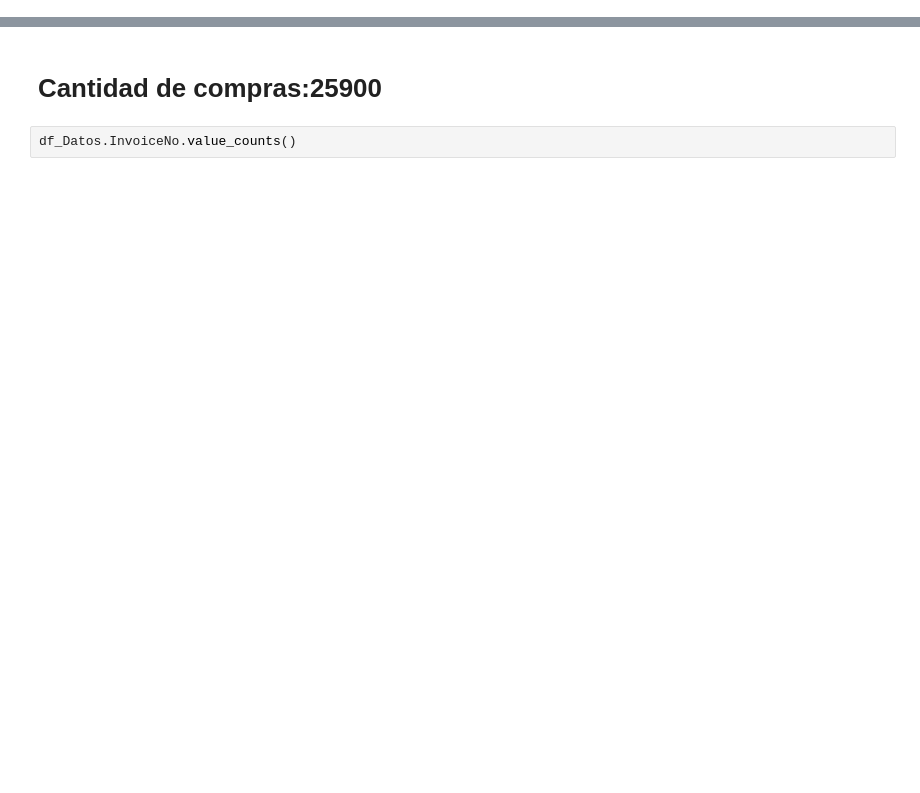
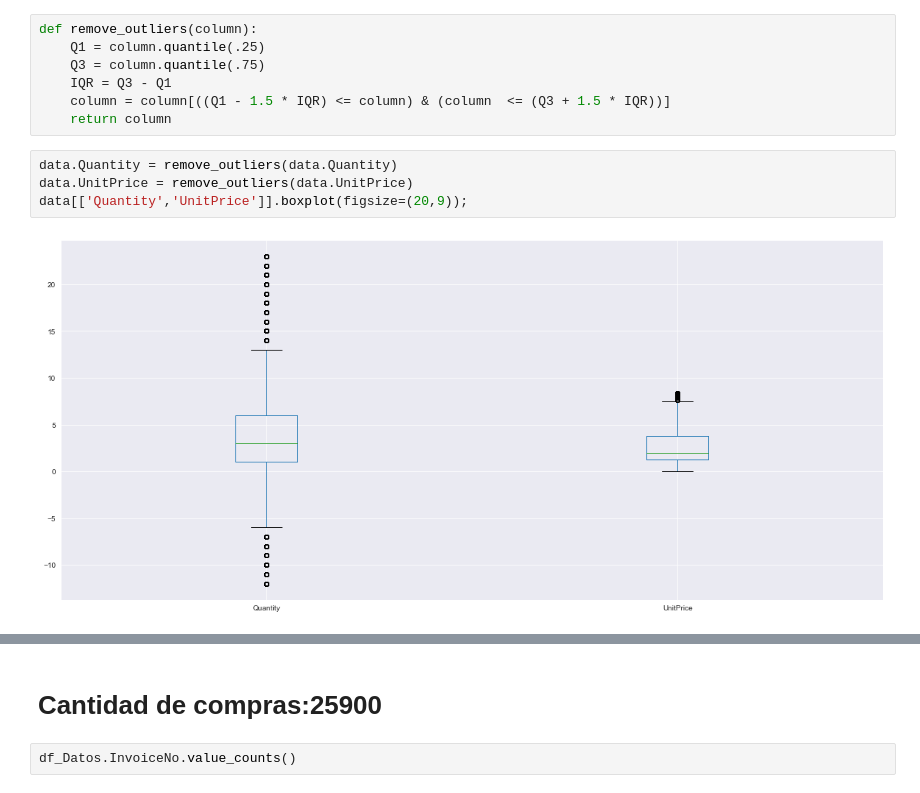
Before and after one commit to CabelloAlvaro/Proyecto_DS, a Jupyter notebook: Proyecto_final_Parte1_Alvaro_Cabello.ipynb, the cells around one changed output, grey strips where cells are left out. Drawn from its saved outputs; the diff is of its cells as text; blank space fills up the shorter version.

```diff
--- a/Proyecto_final_Parte1_Alvaro_Cabello.ipynb
+++ b/Proyecto_final_Parte1_Alvaro_Cabello.ipynb
@@ -72,2 +153,15 @@ dtype: object
+# %%
+def remove_outliers(column):
+    Q1 = column.quantile(.25)
+    Q3 = column.quantile(.75)
+    IQR = Q3 - Q1
+    column = column[((Q1 - 1.5 * IQR) <= column) & (column  <= (Q3 + 1.5 * IQR))]
+    return column
+# %%
+data.Quantity = remove_outliers(data.Quantity)
+data.UnitPrice = remove_outliers(data.UnitPrice)
+data[['Quantity','UnitPrice']].boxplot(figsize=(20,9));
+# %% [output]
+[figure, added]
 # %%
 df_Datos.isnull().sum()
```
Also changed, not shown: parts of 32 cells of this notebook.
